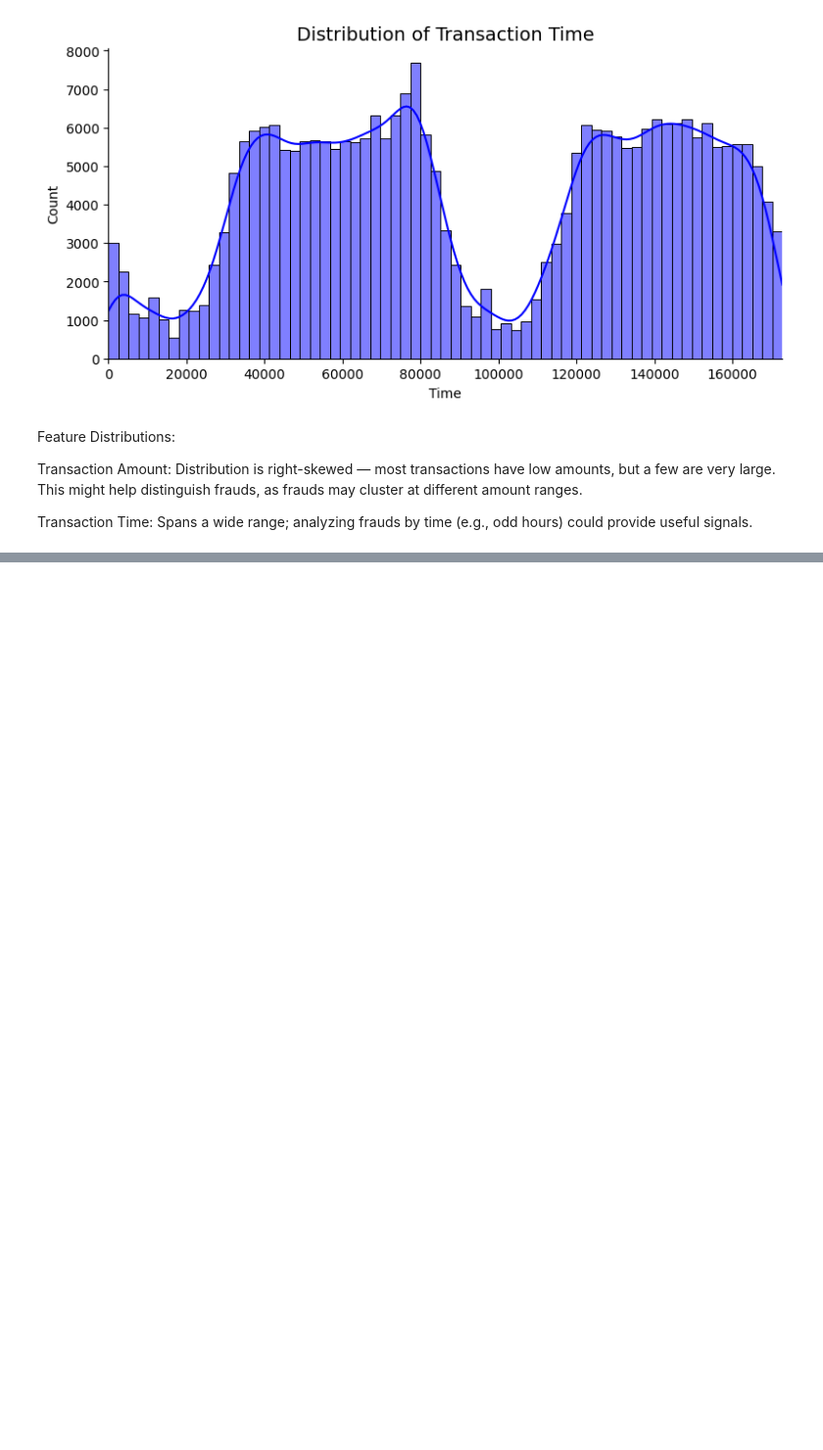
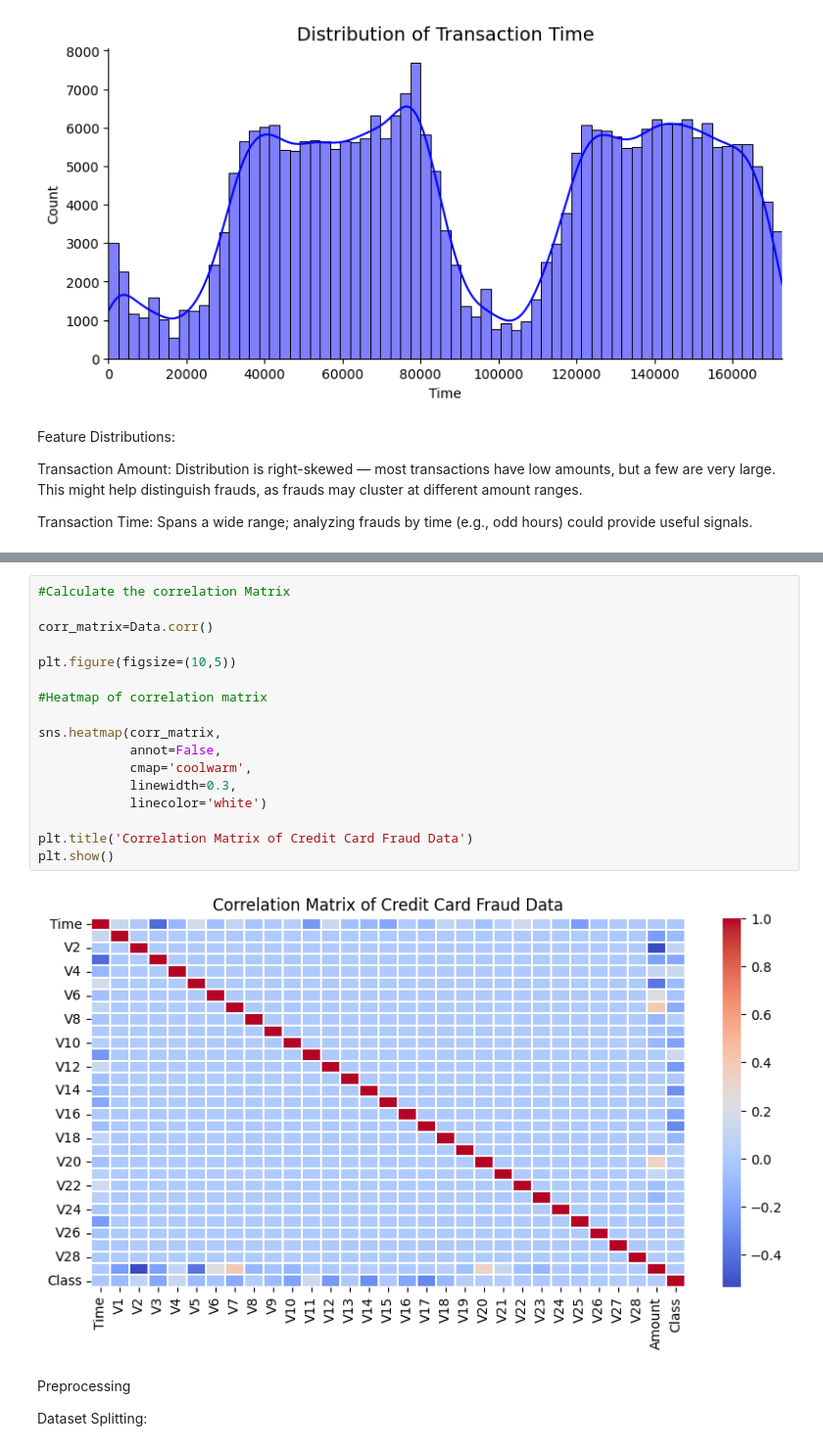
Before and after one commit to kunalvanjani705-tech/CreditCard-Fraud-Detection, a Jupyter notebook: CCFraudAnalysis.ipynb, the cells around one changed output, grey strips where cells are left out. Shown at 98% size. Cells and saved outputs as stored; diff of their text form; blank space fills up the shorter version.

```diff
--- a/CCFraudAnalysis.ipynb
+++ b/CCFraudAnalysis.ipynb
@@ -211,0 +247,23 @@ Transaction Time: Spans a wide range; analyzing frauds by time (e.g., odd hours)
+# %%
+#Calculate the correlation Matrix
+
+corr_matrix=Data.corr()
+
+plt.figure(figsize=(10,5))
+
+#Heatmap of correlation matrix
+
+sns.heatmap(corr_matrix,
+            annot=False,
+            cmap='coolwarm',
+            linewidth=0.3,
+            linecolor='white')
+
+plt.title('Correlation Matrix of Credit Card Fraud Data')
+plt.show()
+# %% [output]
+[figure, added]
+# %% [markdown]
+Preprocessing
+
+Dataset Splitting:
```
Also changed, not shown: parts of 3 cells of this notebook.
